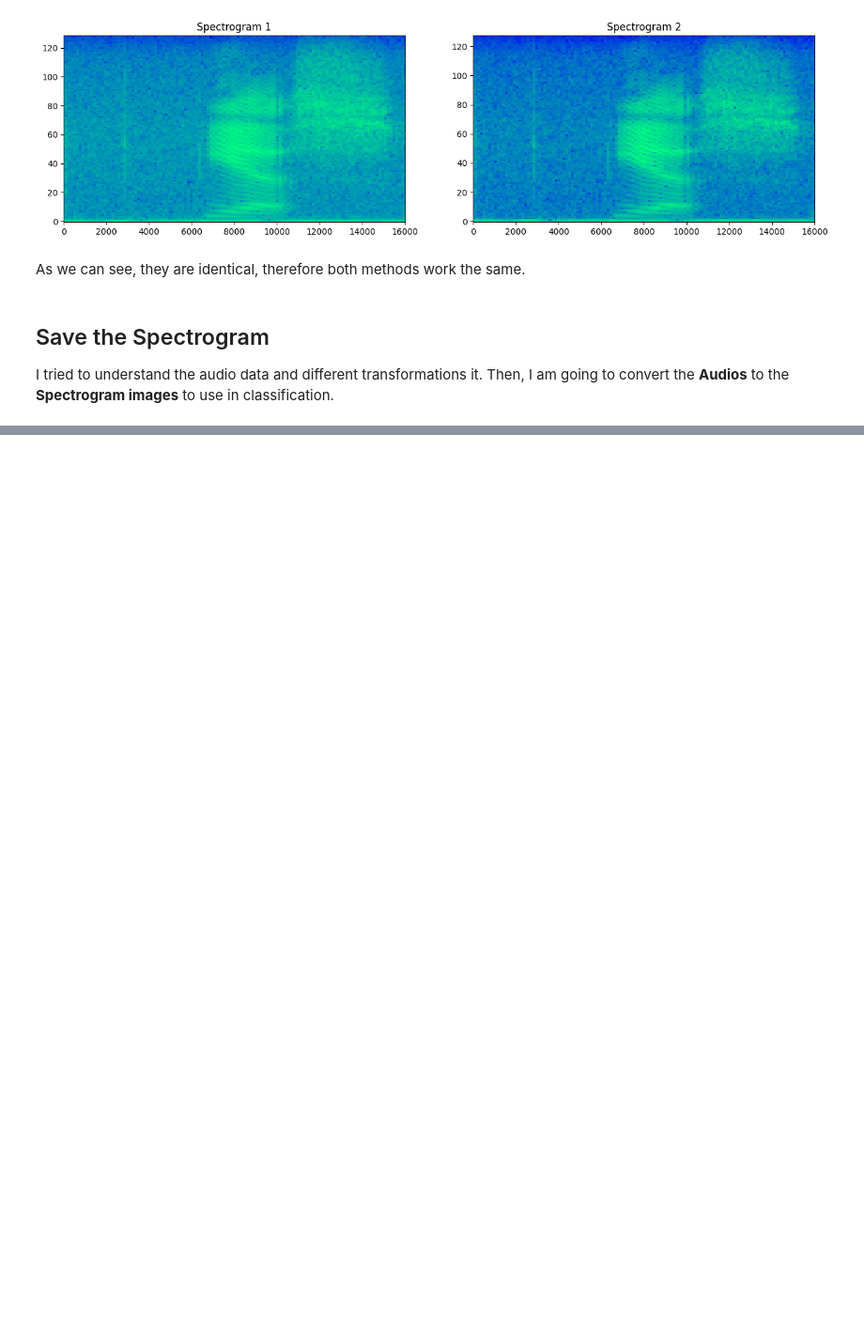
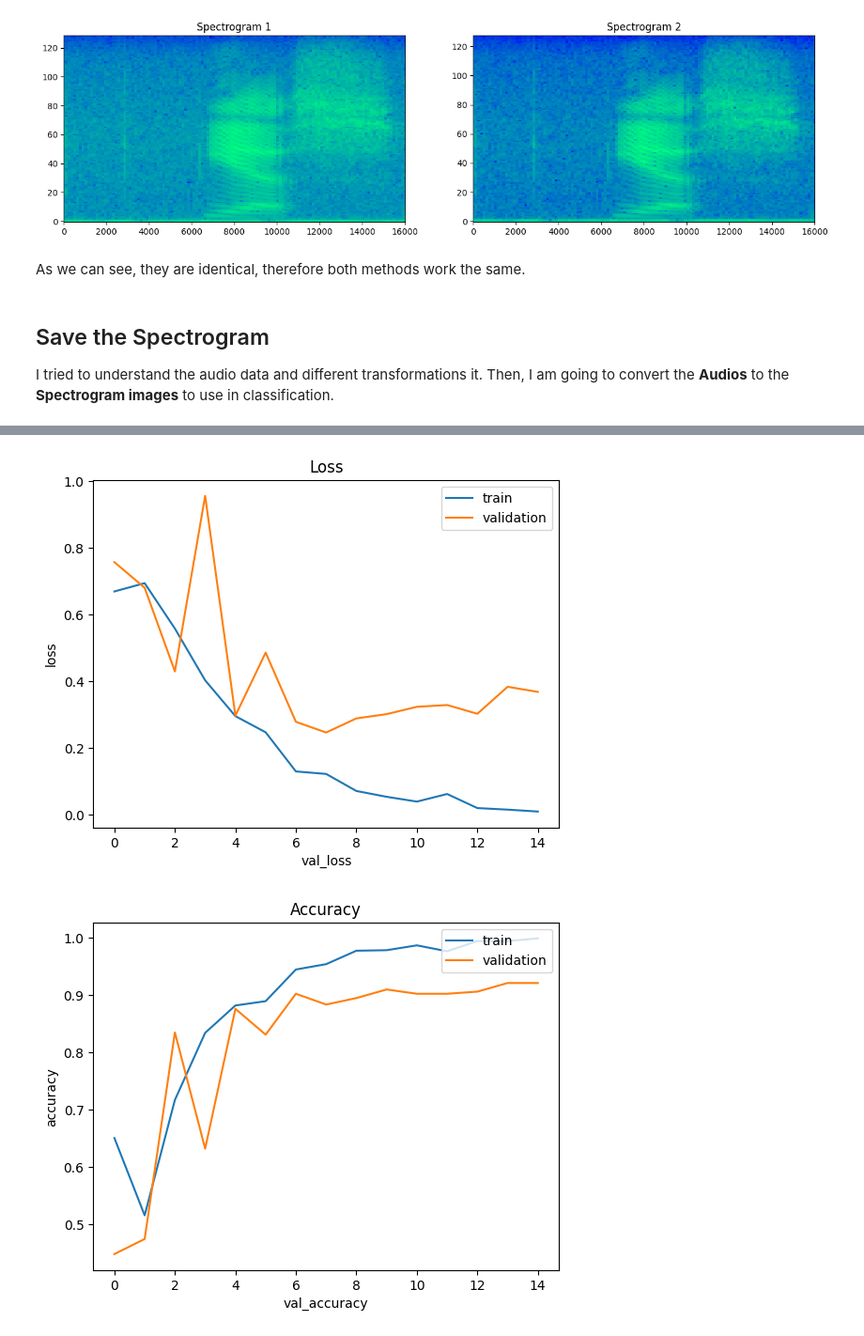
Before and after one commit to kavehmahdavi/TF_Portfolio, a Jupyter notebook: audio_classification/audio_classification.ipynb, the cells around one changed output, grey strips where cells are left out. Shown: that part at 94% size. Drawn from its saved outputs; the diff is of its cells as text; code cells hidden in the pictures; blank space fills up the shorter version.

```diff
--- a/audio_classification/audio_classification.ipynb
+++ b/audio_classification/audio_classification.ipynb
@@ -297,0 +383,19 @@ get_images(train_no, 'no')
+# %%
+num_classes = 2
+img_height = 256
+img_width = 256
+
+cnn_model = tf.keras.Sequential(
+    [tf.keras.layers.experimental.preprocessing.Rescaling(1. / 255, input_shape=(img_height, img_width, 3)),
+     tf.keras.layers.Conv2D(16, 3, padding='same', activation='relu'),
+     tf.keras.layers.MaxPooling2D(),
+     tf.keras.layers.Conv2D(32, 3, padding='same', activation='relu'),
+     tf.keras.layers.MaxPooling2D(),
+     tf.keras.layers.Conv2D(64, 3, padding='same', activation='relu'),
+     tf.keras.layers.MaxPooling2D(),
+     tf.keras.layers.Flatten(),
+     tf.keras.layers.Dense(128, activation='relu'),
+     tf.keras.layers.Dense(num_classes)
+     ])
+
+cnn_model.summary()
@@ -297,0 +420,14 @@ get_images(train_no, 'no')
+# %%
+# Compile & Train Model
+learning_rate = 0.125
+epochs = 15
+
+cnn_model.compile(tf.keras.optimizers.SGD(learning_rate),
+                  tf.keras.losses.SparseCategoricalCrossentropy(from_logits=True),
+                  ['accuracy'])
+
+history = cnn_model.fit(train_ds,
+                        batch_size=32,
+                        epochs=epochs,
+                        verbose=1,
+                        validation_data=val_ds)
@@ -297,0 +452,7 @@ get_images(train_no, 'no')
+# %%
+# Evaluate Model Performance
+eval_plot(history, ['loss', 'val_loss'], 'Loss')
+eval_plot(history, ['accuracy', 'val_accuracy'], 'Accuracy')
+# %% [output]
+[figure, added]
+[figure, added]
```
Also changed, not shown: parts of 19 cells of this notebook.
